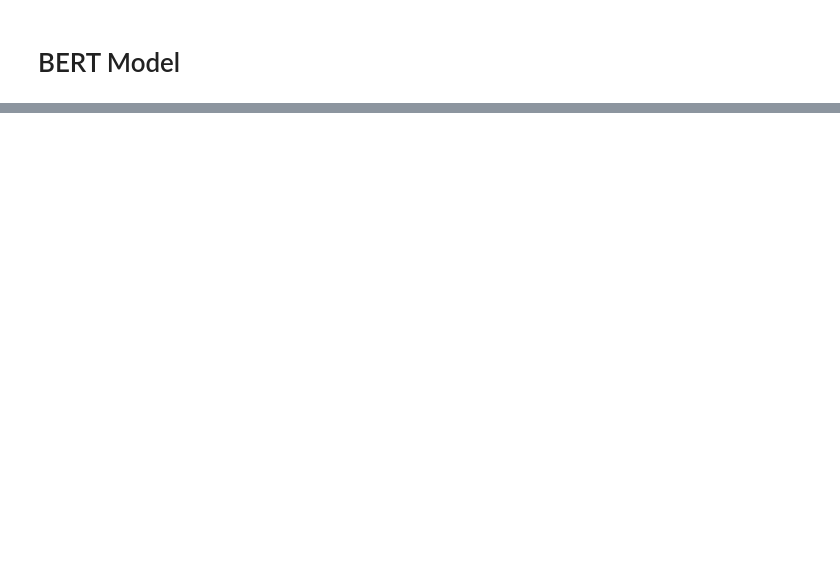
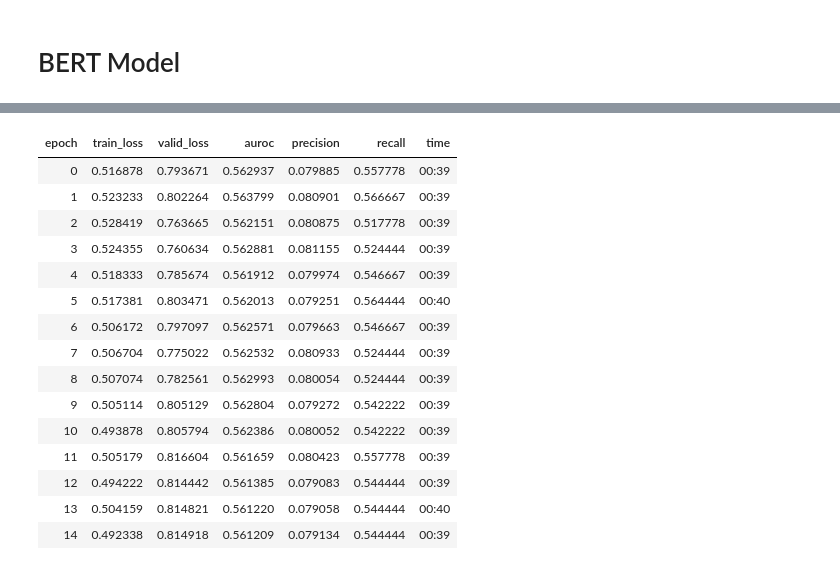
Before and after one commit to littlefieldnick/MIMIC-NLP, a Jupyter notebook: readmission-prediction/readmission-bert-subsampling.ipynb, the cells around one changed output, grey strips where cells are left out. Drawn from its saved outputs; the diff is of its cells as text; code cells hidden in the pictures; blank space fills up the shorter version.

```diff
--- a/readmission-prediction/readmission-bert-subsampling.ipynb
+++ b/readmission-prediction/readmission-bert-subsampling.ipynb
@@ -84,2 +150,2 @@ learner.recorder.plot(suggestion=True)
-# %%
-learner.fit_one_cycle(5, max_lr=5e-06, moms=(0.8,0.7), pct_start=0.2)
+# %%
+learner.fit_one_cycle(4, 1.1e-6)
@@ -94,2 +173,19 @@ learner.recorder.plot(suggestion=True)
 # %%
-learner.fit_one_cycle(5, max_lr=slice(1e-06), moms=(0.8,0.7), pct_start=0.2)
+learner.fit_one_cycle(15, max_lr=slice(1e-06), moms=(0.8,0.7), pct_start=0.2)
+# %% [output]
+| epoch | train_loss | valid_loss | auroc | precision | recall | time |
+| 0 | 0.516878 | 0.793671 | 0.562937 | 0.079885 | 0.557778 | 00:39 |
+| 1 | 0.523233 | 0.802264 | 0.563799 | 0.080901 | 0.566667 | 00:39 |
+| 2 | 0.528419 | 0.763665 | 0.562151 | 0.080875 | 0.517778 | 00:39 |
+| 3 | 0.524355 | 0.760634 | 0.562881 | 0.081155 | 0.524444 | 00:39 |
+| 4 | 0.518333 | 0.785674 | 0.561912 | 0.079974 | 0.546667 | 00:39 |
+| 5 | 0.517381 | 0.803471 | 0.562013 | 0.079251 | 0.564444 | 00:40 |
+| 6 | 0.506172 | 0.797097 | 0.562571 | 0.079663 | 0.546667 | 00:39 |
+| 7 | 0.506704 | 0.775022 | 0.562532 | 0.080933 | 0.524444 | 00:39 |
+| 8 | 0.507074 | 0.782561 | 0.562993 | 0.080054 | 0.524444 | 00:39 |
+| 9 | 0.505114 | 0.805129 | 0.562804 | 0.079272 | 0.542222 | 00:39 |
+| 10 | 0.493878 | 0.805794 | 0.562386 | 0.080052 | 0.542222 | 00:39 |
+| 11 | 0.505179 | 0.816604 | 0.561659 | 0.080423 | 0.557778 | 00:39 |
+| 12 | 0.494222 | 0.814442 | 0.561385 | 0.079083 | 0.544444 | 00:39 |
+| 13 | 0.504159 | 0.814821 | 0.561220 | 0.079058 | 0.544444 | 00:40 |
+| 14 | 0.492338 | 0.814918 | 0.561209 | 0.079134 | 0.544444 | 00:39 |
```
Also changed, not shown: parts of 22 cells of this notebook.
